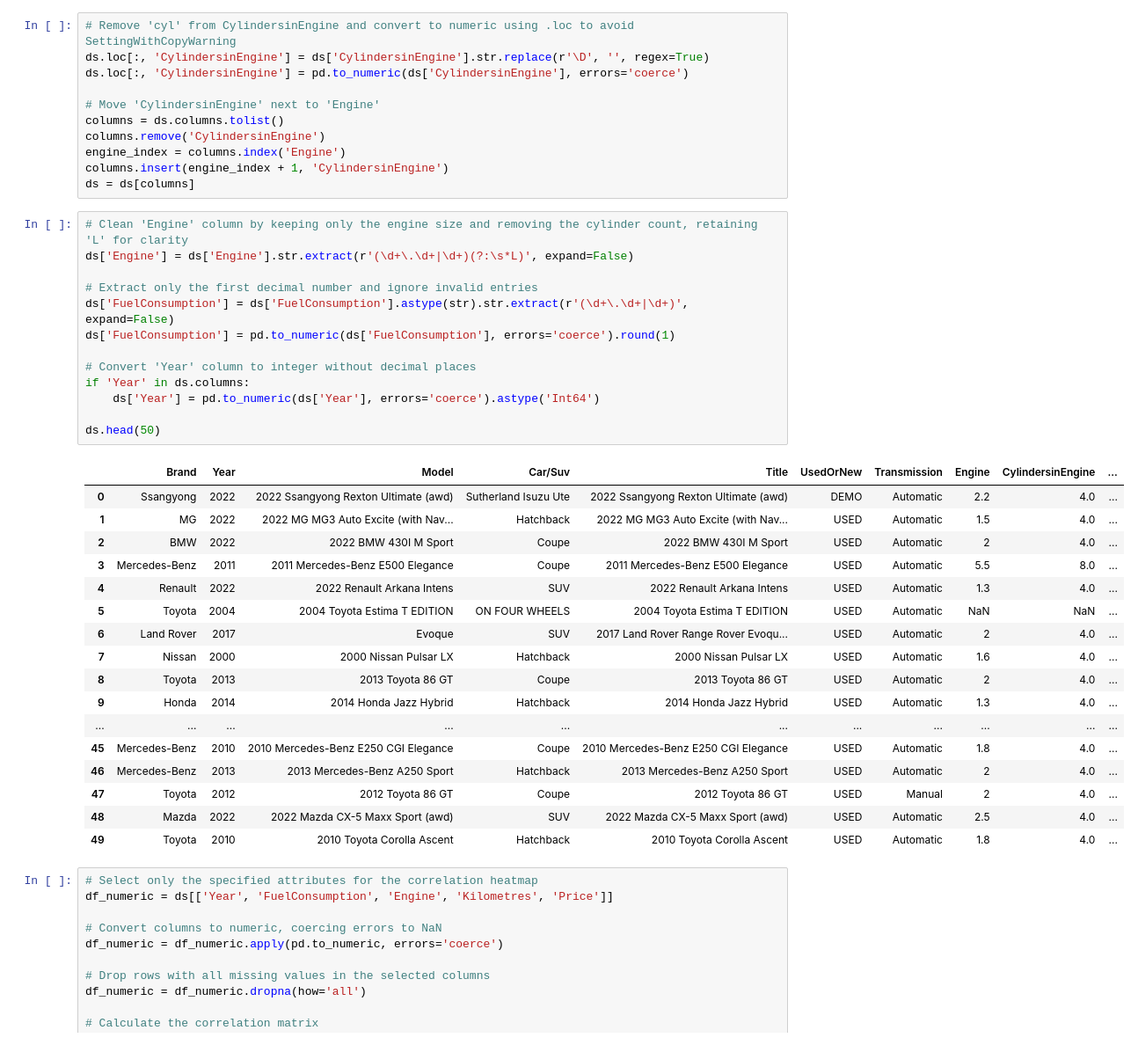
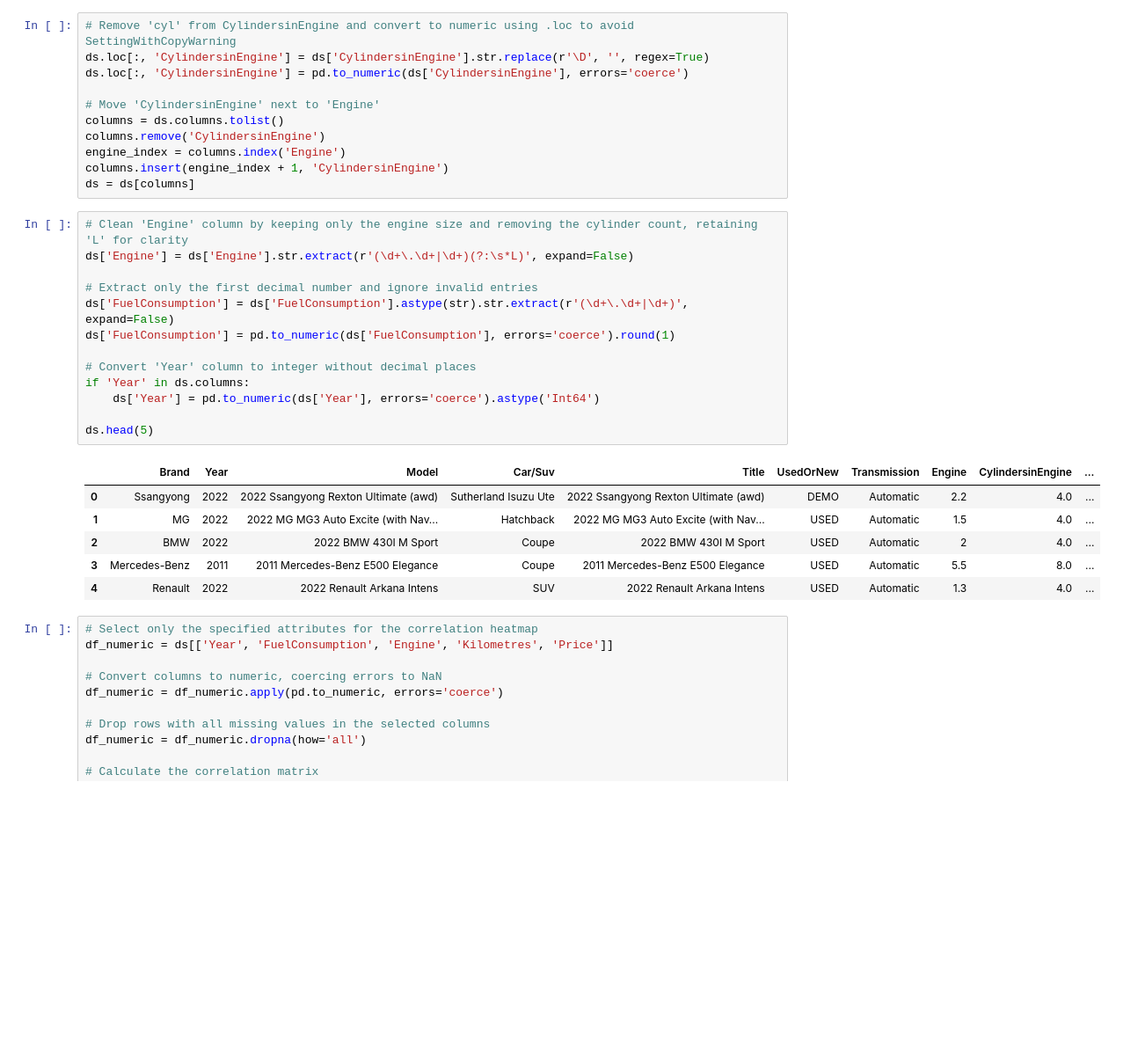
Before and after one commit to AidenPNguyen/Australian-Car-Price-Analysis, a Jupyter notebook: Auscars.ipynb, the cells around one changed output. Shown at 88% size. Saved outputs shown, nothing was run; the diff lists cells and outputs as text; blank space fills up the shorter version.

```diff
--- a/Auscars.ipynb
+++ b/Auscars.ipynb
@@ -340,34 +343,23 @@ ds = ds[columns]
 # %%
 # Clean 'Engine' column by keeping only the engine size and removing the cylinder count, retaining 'L' for clarity
 ds['Engine'] = ds['Engine'].str.extract(r'(\d+\.\d+|\d+)(?:\s*L)', expand=False)
 
 # Extract only the first decimal number and ignore invalid entries
 ds['FuelConsumption'] = ds['FuelConsumption'].astype(str).str.extract(r'(\d+\.\d+|\d+)', expand=False)
 ds['FuelConsumption'] = pd.to_numeric(ds['FuelConsumption'], errors='coerce').round(1)
 
 # Convert 'Year' column to integer without decimal places
 if 'Year' in ds.columns:
     ds['Year'] = pd.to_numeric(ds['Year'], errors='coerce').astype('Int64')
 
-ds.head(50)
+ds.head(5)
 # %% [output]
 |  | Brand | Year | Model | Car/Suv | Title | UsedOrNew | Transmission | Engine | CylindersinEngine | ... |
 | 0 | Ssangyong | 2022 | 2022 Ssangyong Rexton Ultimate (awd) | Sutherland Isuzu Ute | 2022 Ssangyong Rexton Ultimate (awd) | DEMO | Automatic | 2.2 | 4.0 | ... |
 | 1 | MG | 2022 | 2022 MG MG3 Auto Excite (with Nav... | Hatchback | 2022 MG MG3 Auto Excite (with Nav... | USED | Automatic | 1.5 | 4.0 | ... |
 | 2 | BMW | 2022 | 2022 BMW 430I M Sport | Coupe | 2022 BMW 430I M Sport | USED | Automatic | 2 | 4.0 | ... |
 | 3 | Mercedes-Benz | 2011 | 2011 Mercedes-Benz E500 Elegance | Coupe | 2011 Mercedes-Benz E500 Elegance | USED | Automatic | 5.5 | 8.0 | ... |
 | 4 | Renault | 2022 | 2022 Renault Arkana Intens | SUV | 2022 Renault Arkana Intens | USED | Automatic | 1.3 | 4.0 | ... |
-| 5 | Toyota | 2004 | 2004 Toyota Estima T EDITION | ON FOUR WHEELS | 2004 Toyota Estima T EDITION | USED | Automatic | NaN | NaN | ... |
-| 6 | Land Rover | 2017 | Evoque | SUV | 2017 Land Rover Range Rover Evoqu... | USED | Automatic | 2 | 4.0 | ... |
-| 7 | Nissan | 2000 | 2000 Nissan Pulsar LX | Hatchback | 2000 Nissan Pulsar LX | USED | Automatic | 1.6 | 4.0 | ... |
-| 8 | Toyota | 2013 | 2013 Toyota 86 GT | Coupe | 2013 Toyota 86 GT | USED | Automatic | 2 | 4.0 | ... |
-| 9 | Honda | 2014 | 2014 Honda Jazz Hybrid | Hatchback | 2014 Honda Jazz Hybrid | USED | Automatic | 1.3 | 4.0 | ... |
-| ... | ... | ... | ... | ... | ... | ... | ... | ... | ... | ... |
-| 45 | Mercedes-Benz | 2010 | 2010 Mercedes-Benz E250 CGI Elegance | Coupe | 2010 Mercedes-Benz E250 CGI Elegance | USED | Automatic | 1.8 | 4.0 | ... |
-| 46 | Mercedes-Benz | 2013 | 2013 Mercedes-Benz A250 Sport | Hatchback | 2013 Mercedes-Benz A250 Sport | USED | Automatic | 2 | 4.0 | ... |
-| 47 | Toyota | 2012 | 2012 Toyota 86 GT | Coupe | 2012 Toyota 86 GT | USED | Manual | 2 | 4.0 | ... |
-| 48 | Mazda | 2022 | 2022 Mazda CX-5 Maxx Sport (awd) | SUV | 2022 Mazda CX-5 Maxx Sport (awd) | USED | Automatic | 2.5 | 4.0 | ... |
-| 49 | Toyota | 2010 | 2010 Toyota Corolla Ascent | Hatchback | 2010 Toyota Corolla Ascent | USED | Automatic | 1.8 | 4.0 | ... |
 # %%
 # Select only the specified attributes for the correlation heatmap
 df_numeric = ds[['Year', 'FuelConsumption', 'Engine', 'Kilometres', 'Price']]
```
Also changed, not shown: parts of 16 cells of this notebook, 11 other files.
